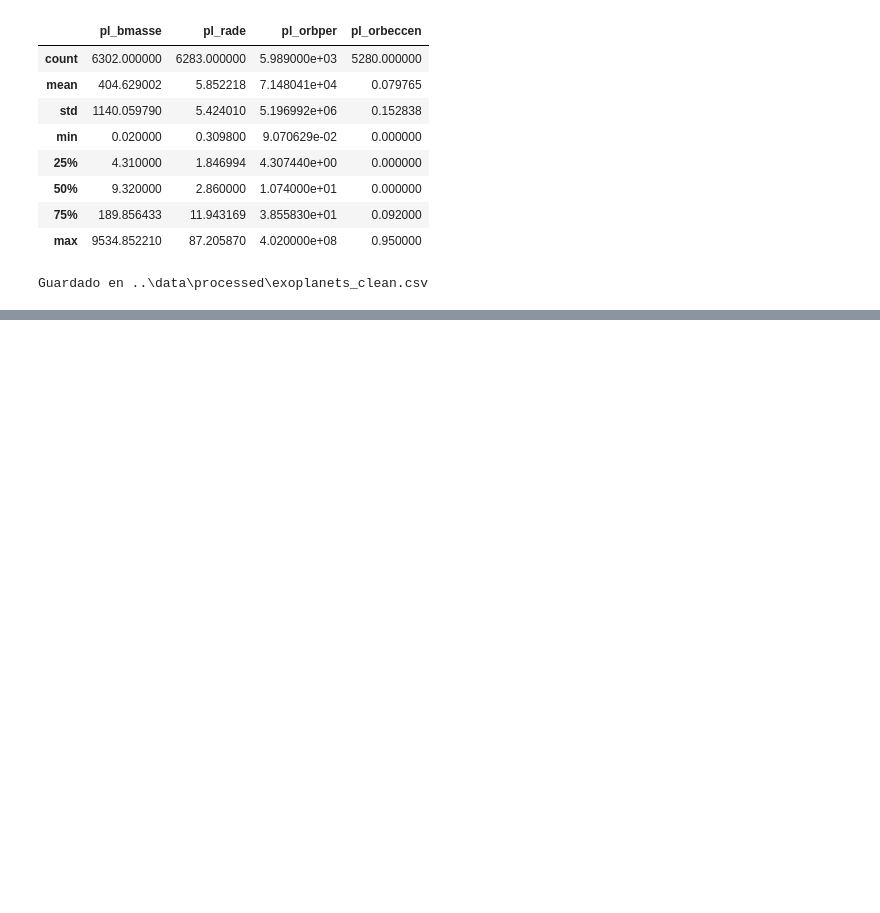
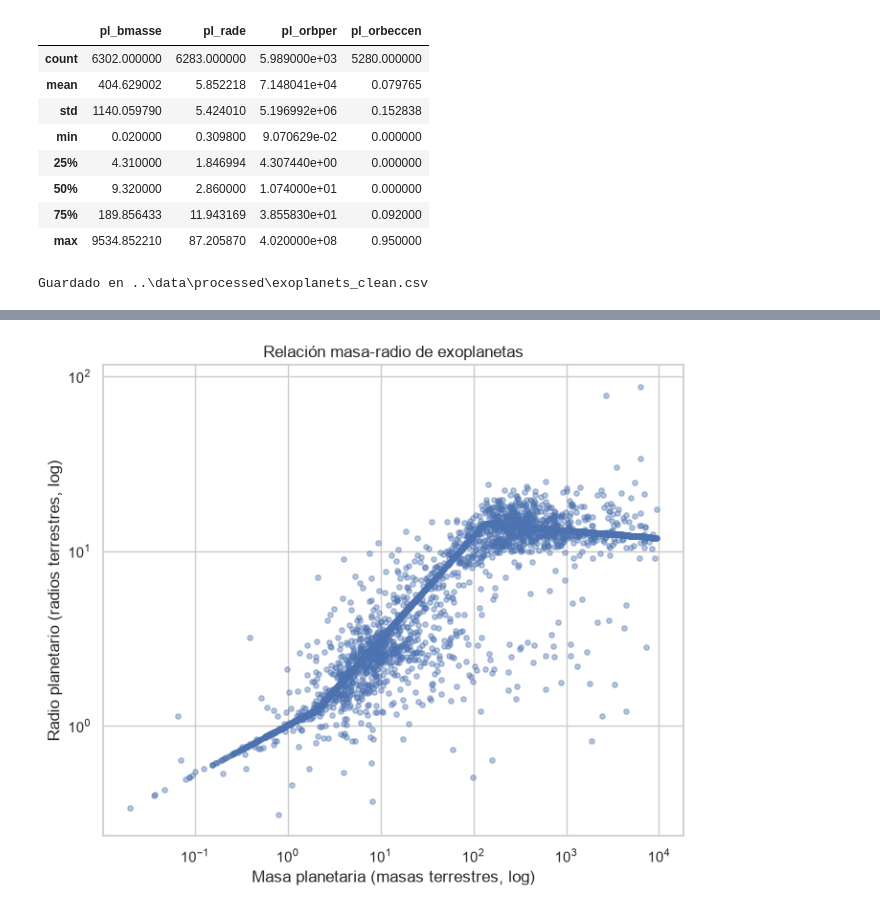
Before and after one commit to AngelFelixV/Exoplanetas, a Jupyter notebook: notebooks/eda_01.ipynb, the cells around one changed output, grey strips where cells are left out. Saved outputs shown, nothing was run; the diff lists cells and outputs as text; code cells hidden in the pictures; blank space fills up the shorter version.

```diff
--- a/notebooks/eda_01.ipynb
+++ b/notebooks/eda_01.ipynb
@@ -80,0 +134,13 @@ Guardado en ..\data\processed\exoplanets_clean.csv
+# %%
+plt.figure(figsize=(7, 6))
+plt.scatter(df["pl_bmasse"], df["pl_rade"], alpha=0.4, s=15)
+plt.xscale("log")
+plt.yscale("log")
+plt.xlabel("Masa planetaria (masas terrestres, log)")
+plt.ylabel("Radio planetario (radios terrestres, log)")
+plt.title("Relación masa-radio de exoplanetas")
+plt.tight_layout()
+plt.savefig("../images/relacion_masa_radio.png", dpi=150, bbox_inches="tight")
+plt.show()
+# %% [output]
+[figure, added]
```
Also changed, not shown: parts of 22 cells of this notebook, 7 other files.
